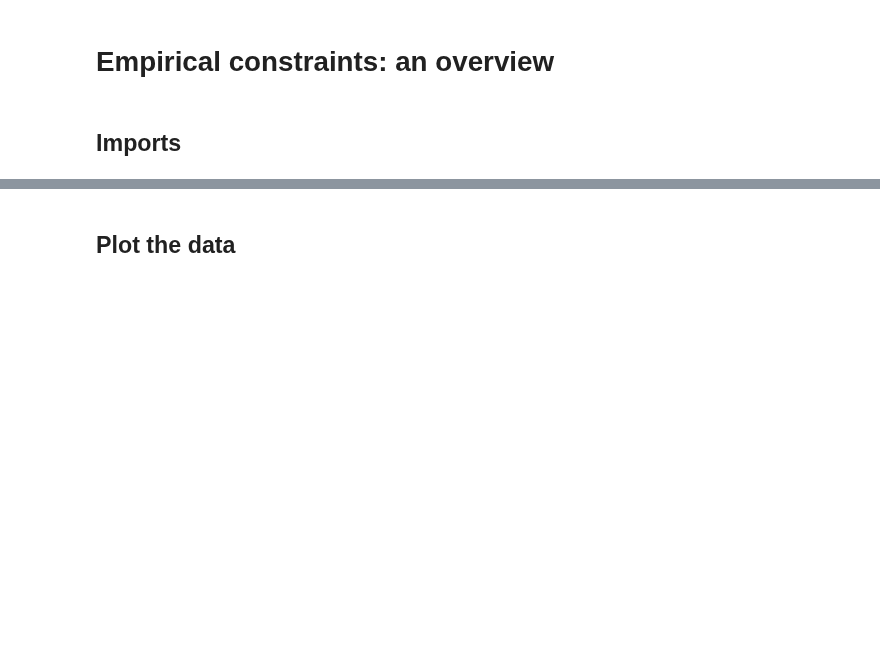
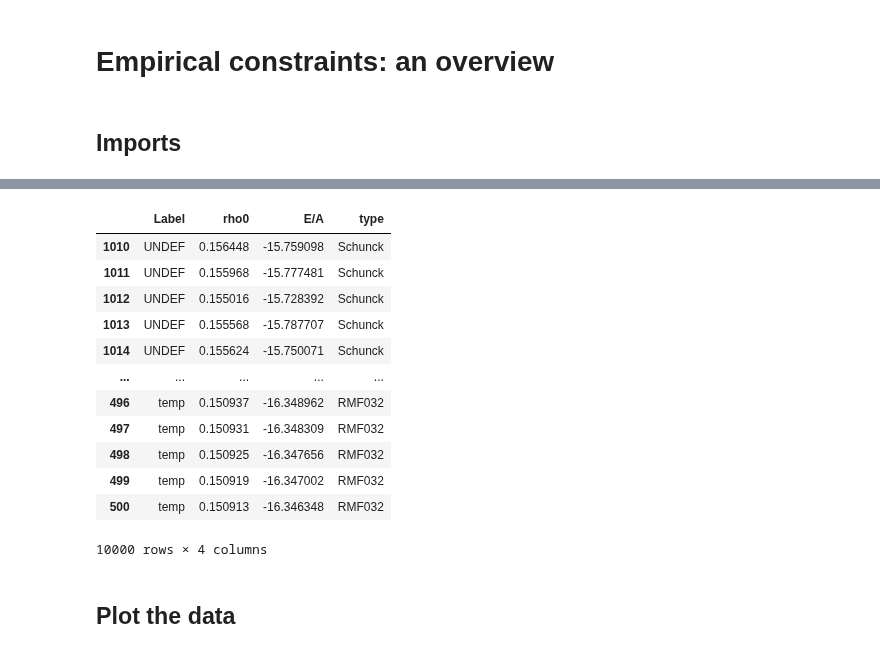
Before and after one commit to cdrischler/nuclear_saturation, a Jupyter notebook: saturation_overview.ipynb, the cells around one changed output, grey strips where cells are left out. Cells and saved outputs as stored; diff of their text form; code cells hidden in the pictures; blank space fills up the shorter version.

```diff
--- a/saturation_overview.ipynb
+++ b/saturation_overview.ipynb
@@ -49,3 +11,72 @@ data.tail(n=12)
+# %%
+dtypes={"Label":str, "rho0":np.float64, "E/aA": np.float64}
+data_skyrme=pd.read_csv("data/satpoints_skyrme.csv", comment="#", dtype=dtypes)
+data_rmf=pd.read_csv("data/satpoints_rmf.csv", comment="#", dtype=dtypes)
+data_FC1=pd.read_csv("data/forChristan_samples1.csv",comment="#", names=["rho0","E/A"])
+data_FC2=pd.read_csv("data/forChristan_samples2.csv",comment="#", names=["rho0","E/A"])
+data_FC3=pd.read_csv("data/forChristan_samples3.csv",comment="#", names=["rho0","E/A"])
+
+def import_fwf_data(filepath, column_name):
+    data = pd.read_fwf(filepath, skiprows=7, comment='#', usecols=column_name)
+    return data.rename(columns={column_name[0]:"rho0", column_name[1]:"E/A"})
+
+data_RMF012_1 = import_fwf_data("saturation/RMF012/CovEllipse.out", ["A39","B39"])
+data_RMF012_2 = import_fwf_data("saturation/RMF012/CovEllipse.out", ["A95","B95"])
+data_RMF016_1 = import_fwf_data("saturation/RMF016/CovEllipse.out", ["A39","B39"])
+data_RMF016_2 = import_fwf_data("saturation/RMF016/CovEllipse.out", ["A95","B95"])
+data_RMF022_1 = import_fwf_data("saturation/RMF022/CovEllipse.out", ["A39","B39"])
+data_RMF022_2 = import_fwf_data("saturation/RMF022/CovEllipse.out", ["A95","B95"])
+data_RMF028_1 = import_fwf_data("saturation/RMF028/CovEllipse.out", ["A39","B39"])
+data_RMF028_2 = import_fwf_data("saturation/RMF028/CovEllipse.out", ["A95","B95"])
+data_RMF032_1 = import_fwf_data("saturation/RMF032/CovEllipse.out", ["A39","B39"])
+data_RMF032_2 = import_fwf_data("saturation/RMF032/CovEllipse.out", ["A95","B95"])
+
+def insert_type(typename, data):
+    data["type"]=typename
+    return data
+
+insert_type("Skyrme", data_skyrme)
+insert_type("RMF", data_rmf)
+
+
+def insert_type_and_label(typename, labelname, data):
+    data["type"]=typename
+    data["Label"]=labelname
+    return data
+
+insert_type_and_label("Schunck", "UNDEF", data_FC1)
+insert_type_and_label("Schunck", "UNDEF", data_FC2)
+insert_type_and_label("Schunck", "UNDEF", data_FC3)
+insert_type_and_label("RMF012", "temp", data_RMF012_1)
+insert_type_and_label("RMF012", "temp", data_RMF012_2)
+insert_type_and_label("RMF016", "temp", data_RMF016_1)
+insert_type_and_label("RMF016", "temp", data_RMF016_2)
+insert_type_and_label("RMF022", "temp", data_RMF022_1)
+insert_type_and_label("RMF022", "temp", data_RMF022_2)
+insert_type_and_label("RMF028", "temp", data_RMF028_1)
+insert_type_and_label("RMF028", "temp", data_RMF028_2)
+insert_type_and_label("RMF032", "temp", data_RMF032_1)
+insert_type_and_label("RMF032", "temp", data_RMF032_2)
+
+
+
+data=pd.concat([data_skyrme, data_rmf, data_FC1, data_FC2, data_FC3, data_RMF012_1, data_RMF012_2, data_RMF016_1, data_RMF016_2, data_RMF022_1, data_RMF022_2, data_RMF028_1, data_RMF028_2, data_RMF032_1, data_RMF032_2])
+
+data.tail(n=10000)
+# %% [output]
+|  | Label | rho0 | E/A | type |
+| 1010 | UNDEF | 0.156448 | -15.759098 | Schunck |
+| 1011 | UNDEF | 0.155968 | -15.777481 | Schunck |
+| 1012 | UNDEF | 0.155016 | -15.728392 | Schunck |
+| 1013 | UNDEF | 0.155568 | -15.787707 | Schunck |
+| 1014 | UNDEF | 0.155624 | -15.750071 | Schunck |
+| ... | ... | ... | ... | ... |
+| 496 | temp | 0.150937 | -16.348962 | RMF032 |
+| 497 | temp | 0.150931 | -16.348309 | RMF032 |
+| 498 | temp | 0.150925 | -16.347656 | RMF032 |
+| 499 | temp | 0.150919 | -16.347002 | RMF032 |
+| 500 | temp | 0.150913 | -16.346348 | RMF032 |
+10000 rows × 4 columns
 # %% [markdown]
 ## Plot the data
 # %%
```
Also changed, not shown: parts of 2 cells of this notebook, 36 other files.
